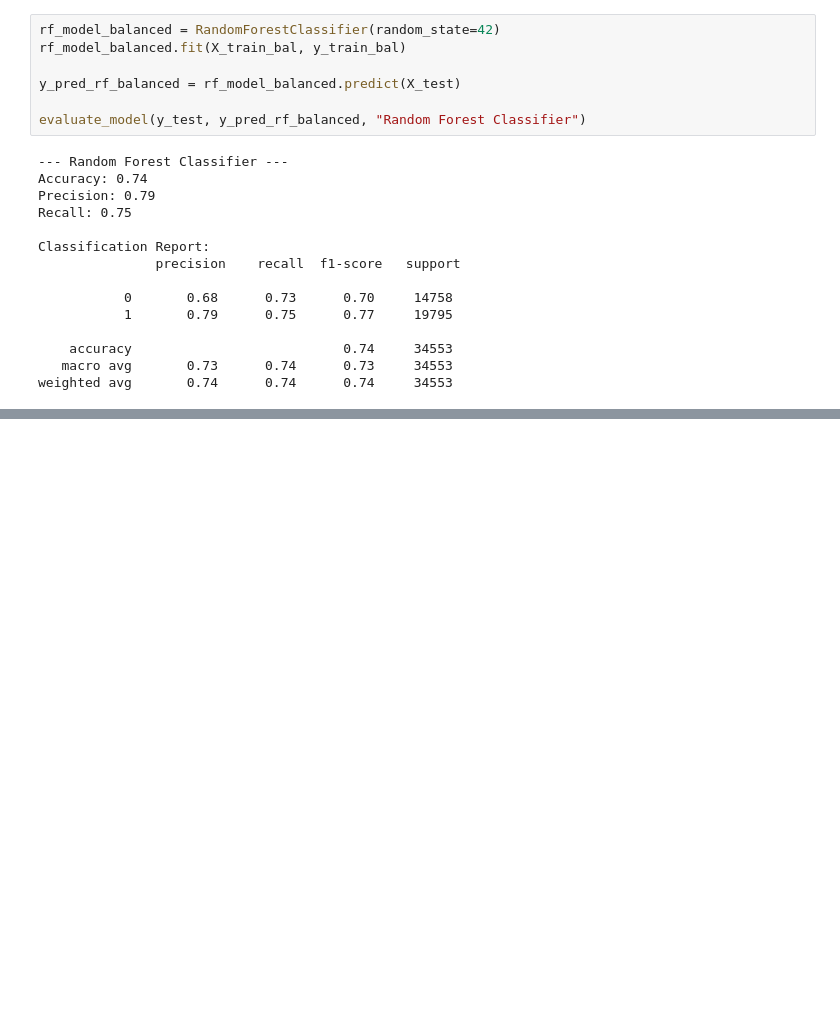
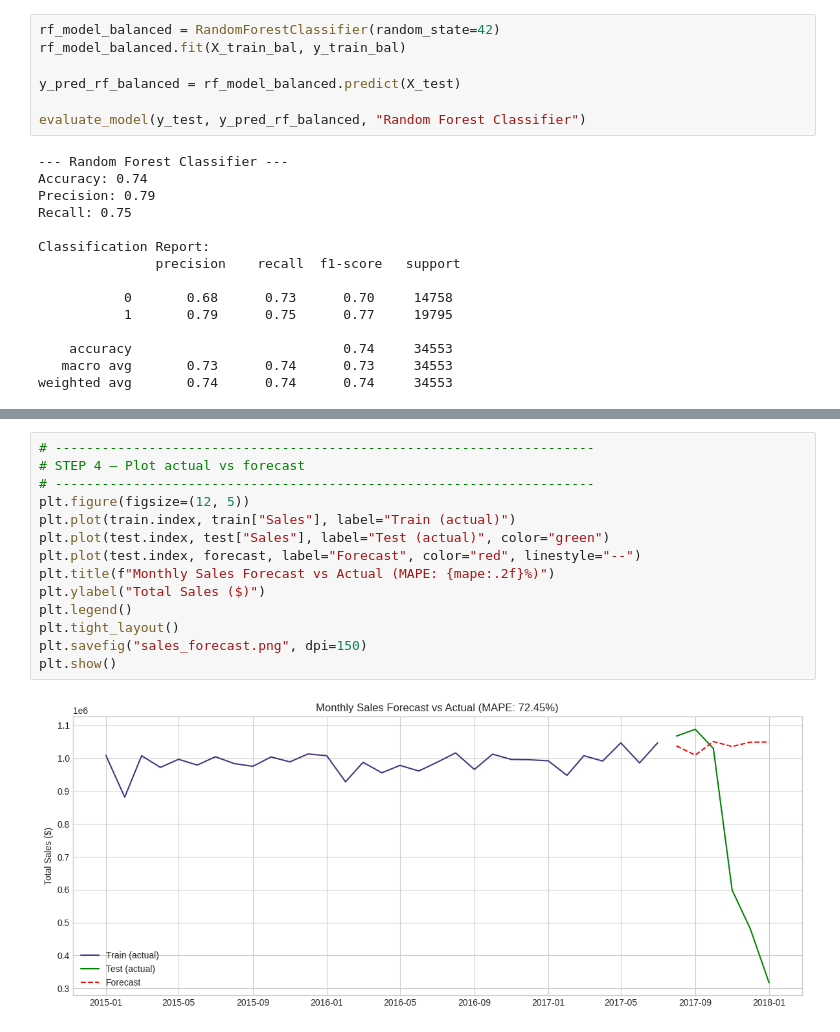
Before and after one commit to samrinasarkar-sammi/Supply-Chain-Analysis-Project-Using-Python, a Jupyter notebook: Supply_Chain_Analysis_Project.ipynb, the cells around one changed output, grey strips where cells are left out. Drawn from its saved outputs; the diff is of its cells as text; blank space fills up the shorter version.

```diff
--- a/Supply_Chain_Analysis_Project.ipynb
+++ b/Supply_Chain_Analysis_Project.ipynb
@@ -734,0 +964,16 @@ weighted avg       0.74      0.74      0.74     34553
+# %%
+# ---------------------------------------------------------------------
+# STEP 4 — Plot actual vs forecast
+# ---------------------------------------------------------------------
+plt.figure(figsize=(12, 5))
+plt.plot(train.index, train["Sales"], label="Train (actual)")
+plt.plot(test.index, test["Sales"], label="Test (actual)", color="green")
+plt.plot(test.index, forecast, label="Forecast", color="red", linestyle="--")
+plt.title(f"Monthly Sales Forecast vs Actual (MAPE: {mape:.2f}%)")
+plt.ylabel("Total Sales ($)")
+plt.legend()
+plt.tight_layout()
+plt.savefig("sales_forecast.png", dpi=150)
+plt.show()
+# %% [output]
+[figure, added]
```
Also changed, not shown: parts of 17 cells of this notebook.
